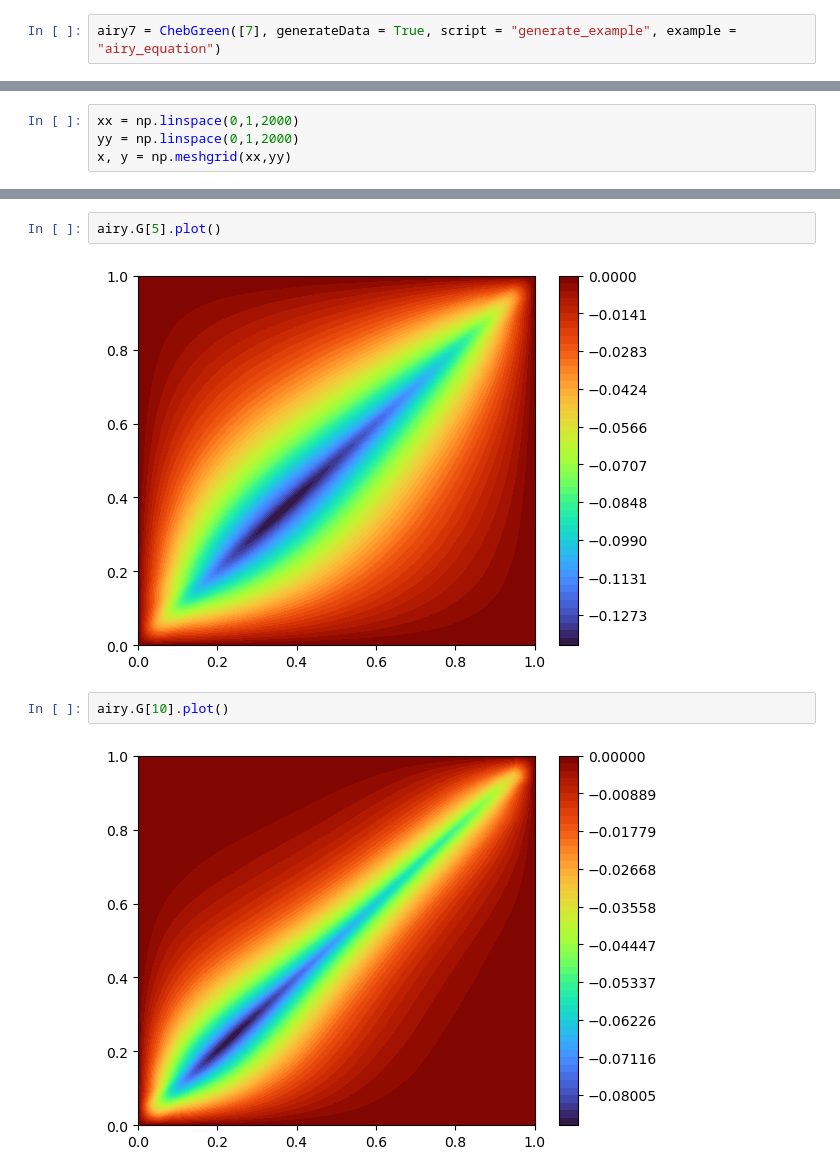
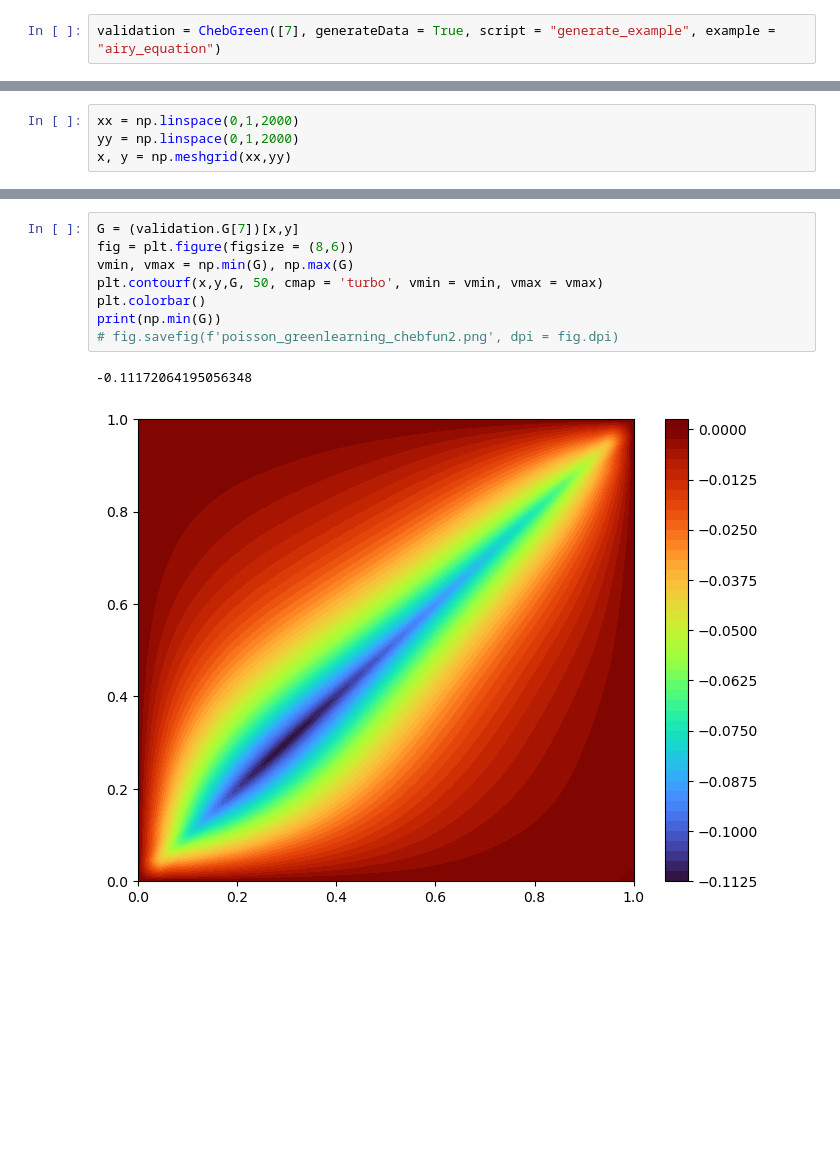
Before and after one commit to hsharsh/chebgreen, a Jupyter notebook: main/airy.ipynb, the cells around one changed output, grey strips where cells are left out. Cells and saved outputs as stored; diff of their text form; blank space fills up the shorter version.

```diff
--- a/main/airy.ipynb
+++ b/main/airy.ipynb
@@ -246,4 +88,4 @@ Wall time: 8.69 s
 # %%
-airy7 = ChebGreen([7], generateData = True, script = "generate_example", example = "airy_equation")
+validation = ChebGreen([7], generateData = True, script = "generate_example", example = "airy_equation")
 # %% [output]
 Generating dataset for example 'airy_equation'
@@ -274,11 +103,14 @@ airy.G[1].plot()
-# %%
-airy.G[5].plot()
-# %% [output]
-[figure, removed]
-# %%
-airy.G[10].plot()
-# %% [output]
-[figure, removed]
+# %%
+G = (validation.G[7])[x,y]
+fig = plt.figure(figsize = (8,6))
+vmin, vmax = np.min(G), np.max(G)
+plt.contourf(x,y,G, 50, cmap = 'turbo', vmin = vmin, vmax = vmax)
+plt.colorbar()
+print(np.min(G))
+# fig.savefig(f'poisson_greenlearning_chebfun2.png', dpi = fig.dpi)
+# %% [output]
+-0.11172064195056348
+[figure, added]
 # %%
 G = G7[x,y]
 fig = plt.figure(figsize = (8,6))
```
Also changed, not shown: parts of 12 cells of this notebook, 3 other files.
